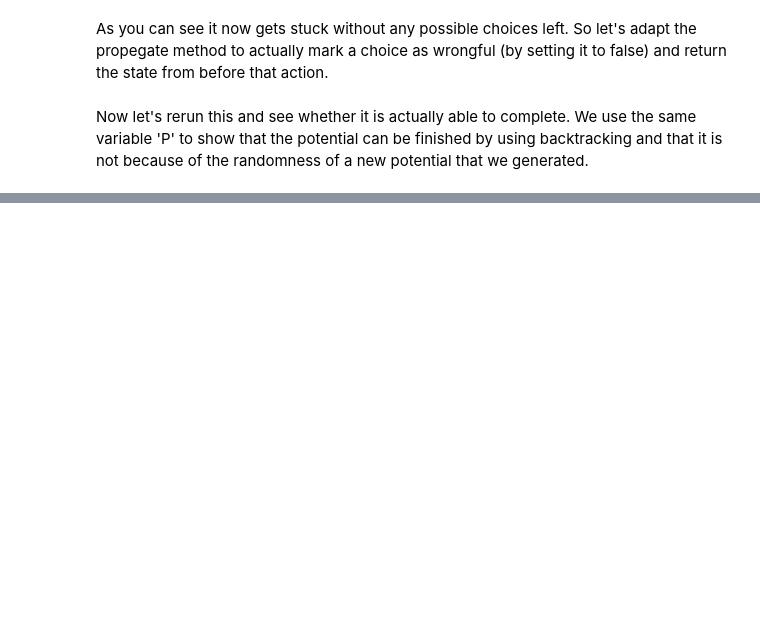
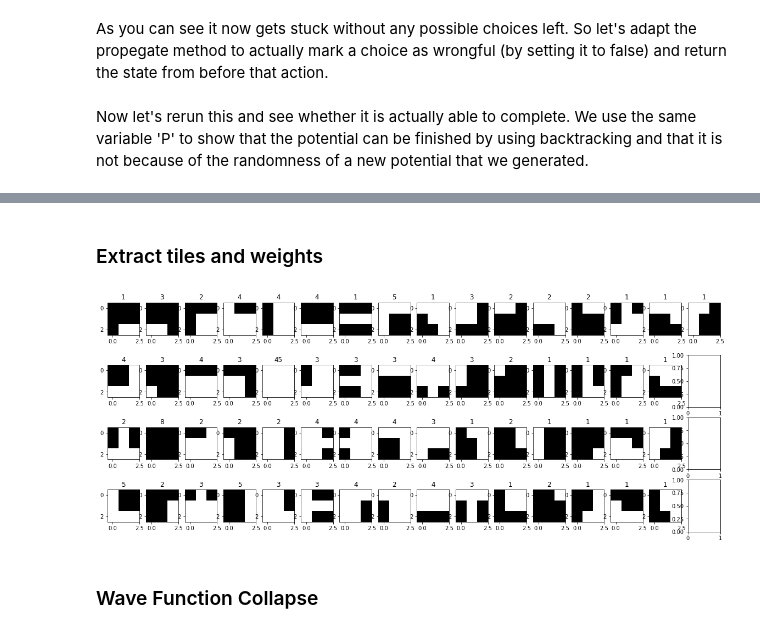
Before and after one commit to thijsgelton/P11-G7-WFC, a Jupyter notebook: P11_G7_wave_function_collapse.ipynb, the cells around one changed output, grey strips where cells are left out. Cells and saved outputs as stored; diff of their text form; code cells hidden in the pictures; blank space fills up the shorter version.

```diff
--- a/P11_G7_wave_function_collapse.ipynb
+++ b/P11_G7_wave_function_collapse.ipynb
@@ -736,0 +765,49 @@ With backtracking
+# %% [markdown]
+### Extract tiles and weights
+# %%
+oTile = namedtuple('oTile', ('bitmap', 'sides', 'weight'))
+
+def extractTiles(sample_image, N=3):
+  sample_array = np.array(sample_image)
+
+  # Extract different patterns with count
+  patterns = []
+  for i in range(sample_array.shape[0]-N+1):
+    for j in range(sample_array.shape[1]-N+1):
+      potential_tile = sample_array[i:i+N,j:j+N] # Image.fromarray(sample_array[i:i+N,j:j+N])
+
+      exists = False
+      for a in patterns:
+        if np.array_equal(a[0],potential_tile):
+          # Update existing tile count
+          a[1] = a[1]+1
+          exists = True
+      if not exists:
+        # Add new tile
+        patterns.append([potential_tile, 1])
+
+  # Create tile set
+  tiles = []
+  n_patterns = (sample_array.shape[0]-N+1) * (sample_array.shape[1]-N+1)
+  for p in patterns:
+    right  = p[0][:,N-1,:]
+    top    = p[0][0,:,:]
+    left   = p[0][:,0,:]
+    bottom = p[0][N-1,:,:]
+    tiles.append(oTile(Image.fromarray(p[0]), [right, top, left, bottom], p[1]/n_patterns))
+
+
+  # Print all existing patterns with count as title
+  fig, ax = plt.subplots(4, len(patterns)//4+1, figsize=(20, 8))
+  for z, p in enumerate(patterns):
+    ax[z%4, z//4].imshow(p[0])
+    ax[z%4, z//4].set_title(p[1])
+
+  return tiles
+
+tiles = extractTiles(overlap_image)
+weights = np.asarray([t.weight for t in tiles])
+# %% [output]
+[figure, added]
+# %% [markdown]
+### Wave Function Collapse
```
Also changed, not shown: parts of 17 cells of this notebook.
